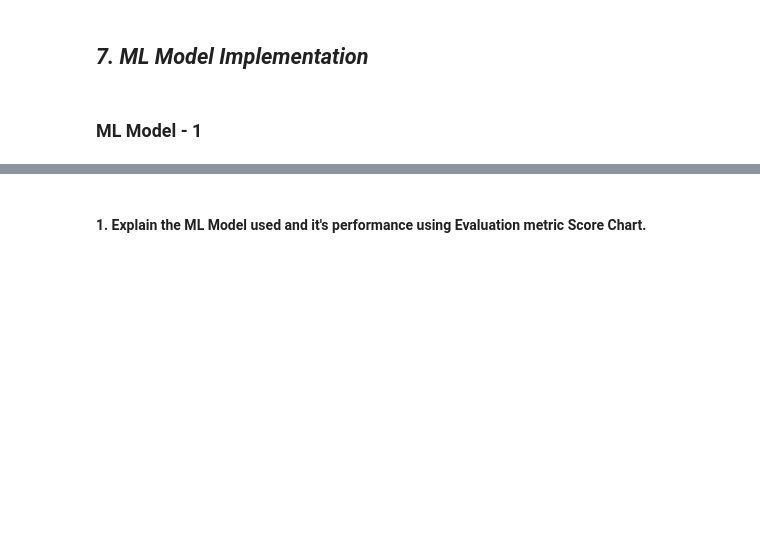
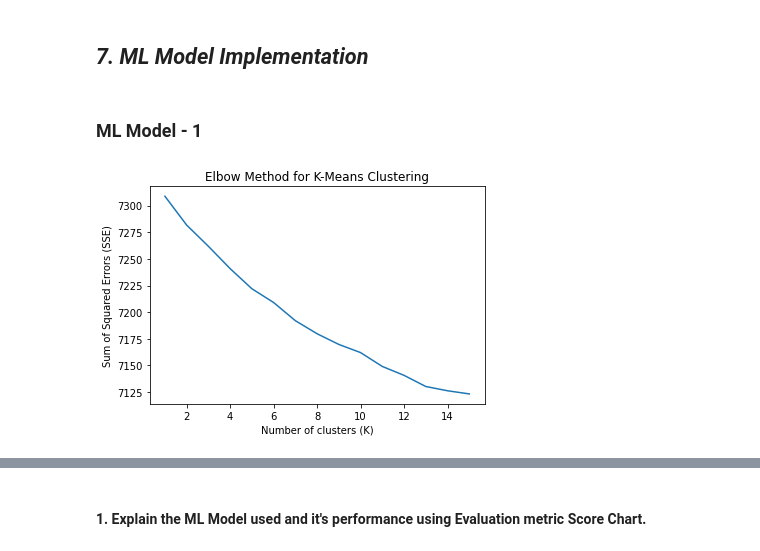
Before and after one commit to Shraddha6999/NETFLIX_MOVIES_AND_TV_SHOWS_CLUSTERING, a Jupyter notebook: NETFLIX_MOVIES_AND_TV_SHOWS_CLUSTERING.ipynb, the cells around one changed output, grey strips where cells are left out. Cells and saved outputs as stored; diff of their text form; code cells hidden in the pictures; blank space fills up the shorter version.

```diff
--- a/NETFLIX_MOVIES_AND_TV_SHOWS_CLUSTERING.ipynb
+++ b/NETFLIX_MOVIES_AND_TV_SHOWS_CLUSTERING.ipynb
@@ -1296,29 +1367,3 @@ Answer Here.
 ## ***7. ML Model Implementation***
 # %% [markdown]
 ### ML Model - 1
-# %%
-# Determine the optimal number of clusters
-wss = []
-for i in range(1, 11):
-    kmeans = KMeans(n_clusters=i, init='k-means++', random_state=42)
-    kmeans.fit(x)
-    wss.append(kmeans.inertia_)
-plt.plot(range(1, 11), wss)
-plt.title('Elbow Method')
-plt.xlabel('Number of Clusters')
-plt.ylabel('WSS')
-plt.show()
-# %%
-# ML Model - 1 Implementation
-kmeans = KMeans(n_clusters=)
-# Fit the Algorithm
-kmeans.fit(x)
-# Predict on the model
-y_kmeans = kmeans.predict(x)
-label = kmeans.fit_predict(x)
-unique_labels = np.unique(label)
-# %%
-# Apply K-means algorithm
-kmeans = KMeans(n_clusters=3, init='k-means++', random_state=42)
-kmeans.fit(x)
-df['cluster'] = kmeans.predict(x)
@@ -1324,0 +1372,21 @@ df['cluster'] = kmeans.predict(x)
+# %%
+# Create a list to store the sum of squared errors for each K value
+Sum_of_Squared_Errors = []
+
+# Iterate over range of K values and compute SSE for each value
+for k in range(1, 16):
+    # Initialize the k-means model with the current value of K
+    kmeans = KMeans(n_clusters=k, init='k-means++', random_state=42)
+    # Fit the model to the data
+    kmeans.fit(x)
+    # Compute the sum of squared errors for the model
+    Sum_of_Squared_Errors.append(kmeans.inertia_)
+
+# Plot the SSE values against the range of K values
+plt.plot(range(1, 16), Sum_of_Squared_Errors)
+plt.title('Elbow Method for K-Means Clustering')
+plt.xlabel('Number of clusters (K)')
+plt.ylabel('Sum of Squared Errors (SSE)')
+plt.show()
+# %% [output]
+[figure, added]
```
Also changed, not shown: parts of 29 cells of this notebook.
